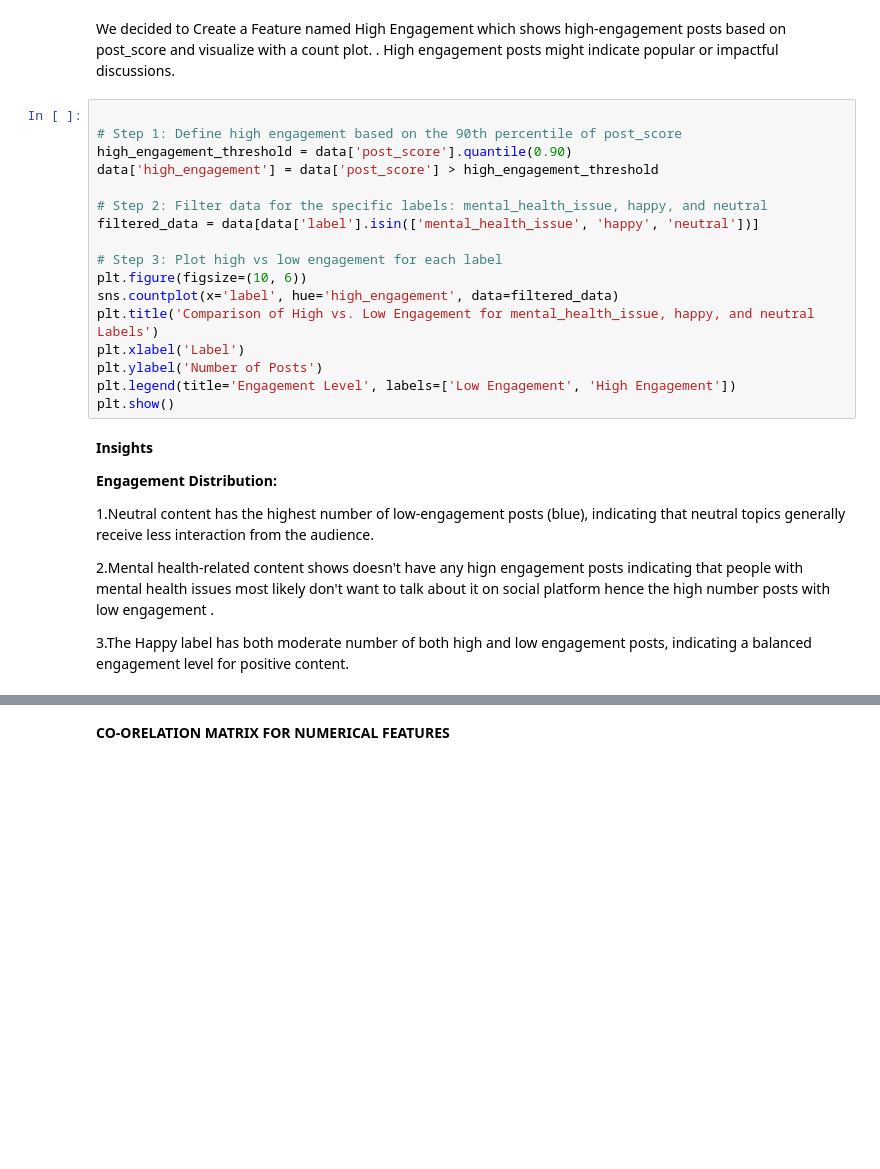
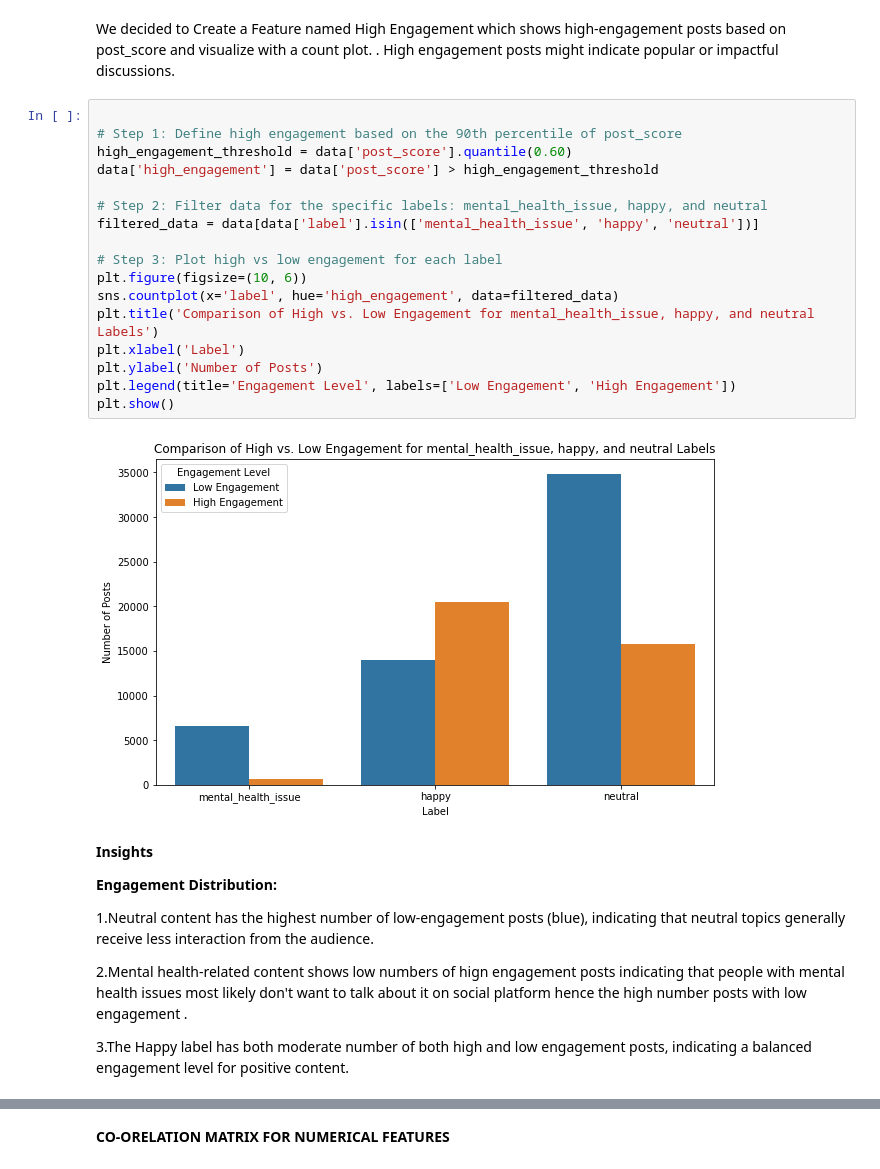
Before and after one commit to CynthiaJerono/Phase_5_Project, a Jupyter notebook: Isaac.ipynb, the cells around one changed output, grey strips where cells are left out. Saved outputs shown, nothing was run; the diff lists cells and outputs as text; blank space fills up the shorter version.

```diff
--- a/Isaac.ipynb
+++ b/Isaac.ipynb
@@ -476,20 +706,22 @@ We decided to Create a Feature named  High Engagement which shows high-engagemen
 # %%
 
 # Step 1: Define high engagement based on the 90th percentile of post_score
-high_engagement_threshold = data['post_score'].quantile(0.90)
+high_engagement_threshold = data['post_score'].quantile(0.60)
 data['high_engagement'] = data['post_score'] > high_engagement_threshold
 
 # Step 2: Filter data for the specific labels: mental_health_issue, happy, and neutral
 filtered_data = data[data['label'].isin(['mental_health_issue', 'happy', 'neutral'])]
 
 # Step 3: Plot high vs low engagement for each label
 plt.figure(figsize=(10, 6))
 sns.countplot(x='label', hue='high_engagement', data=filtered_data)
 plt.title('Comparison of High vs. Low Engagement for mental_health_issue, happy, and neutral Labels')
 plt.xlabel('Label')
 plt.ylabel('Number of Posts')
 plt.legend(title='Engagement Level', labels=['Low Engagement', 'High Engagement'])
 plt.show()
+# %% [output]
+[figure, added]
 # %% [markdown]
 **Insights**
 
@@ -497,7 +729,7 @@ plt.show()
 
 1.Neutral content has the highest number of low-engagement posts (blue), indicating that neutral topics generally receive less interaction from the audience.
 
-2.Mental health-related content shows doesn't have any hign engagement posts indicating that people with mental health issues most likely don't want to talk about it on social platform hence the high number posts with  low engagement .
+2.Mental health-related content shows low numbers of  hign engagement posts indicating that people with mental health issues most likely don't want to talk about it on social platform hence the high number posts with  low engagement .
 
 3.The Happy label has both  moderate number of both high and low engagement posts, indicating a balanced engagement level for positive content.
 # %%
```
Also changed, not shown: parts of 50 cells of this notebook, 1 other file.
